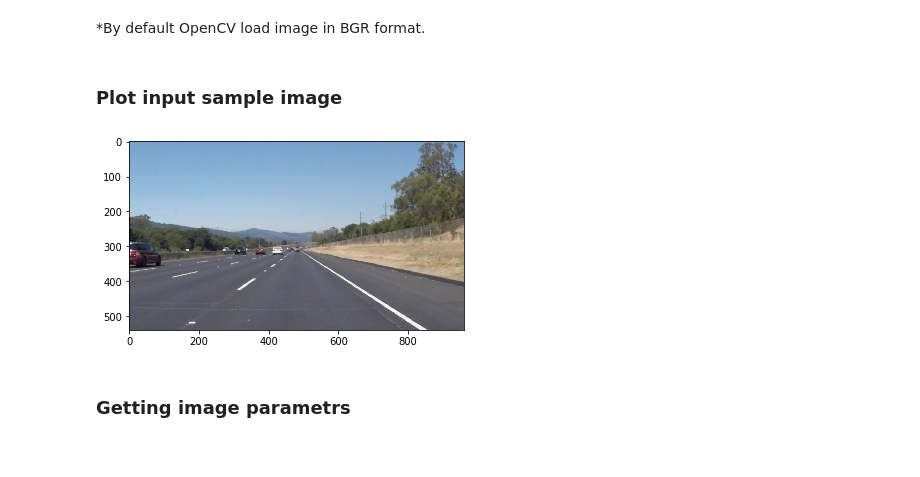
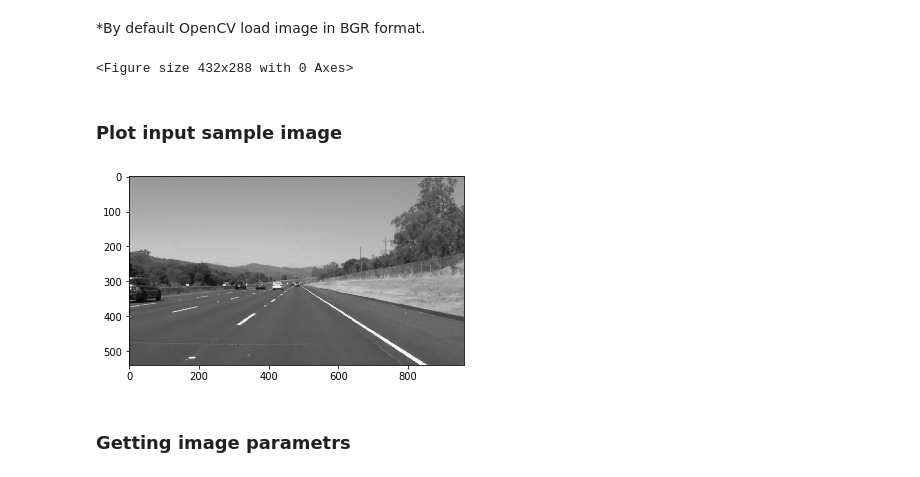
Before and after one commit to lavolpenoire/DIP, a Jupyter notebook: Lab2.ipynb, the cells around one changed output. Saved outputs shown, nothing was run; the diff lists cells and outputs as text; code cells hidden in the pictures.

Commit message:
Lab2: Spot image processing
Signed-off-by: Viacheslav Stadnichuk <vyacheslav.stadni4uk@gmail.com>

```diff
--- a/Lab2.ipynb
+++ b/Lab2.ipynb
@@ -15,12 +15,17 @@ in_img = cv2.imread("./examples/lane_detection_1.jpg")
 *By default OpenCV load image in BGR format.
 # %%
 img_rgb = cv2.cvtColor(in_img, cv2.COLOR_BGR2RGB)
+# %%
+img_gray = cv2.cvtColor(in_img, cv2.COLOR_BGR2GRAY)
+plt.gray()
+# %% [output]
+<Figure size 432x288 with 0 Axes>
 # %% [markdown]
 <h3>Plot input sample image</h3>
 # %%
-plt.imshow(img_rgb); plt.show();
+plt.imshow(img_gray, cmap = 'gray'); plt.show();
 # %% [output]
-[figure, old version]
+[figure, new version]
 # %% [markdown]
 <h3>Getting image parametrs</h3>
 # %%
```
Also changed, not shown: parts of 4 cells of this notebook.
